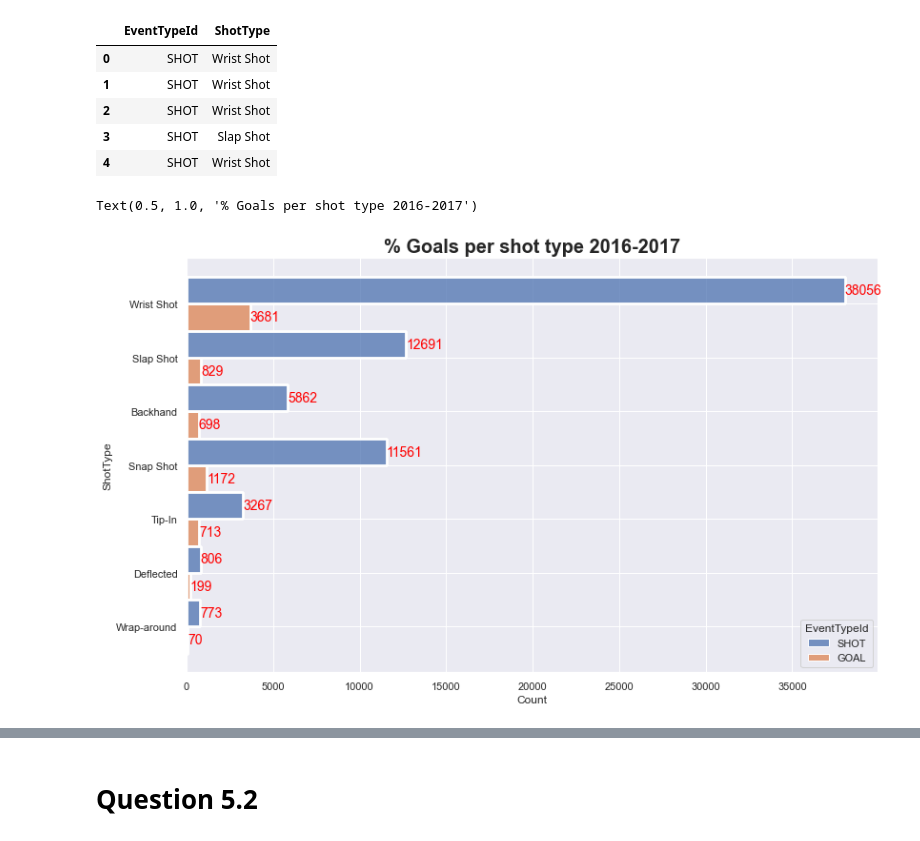
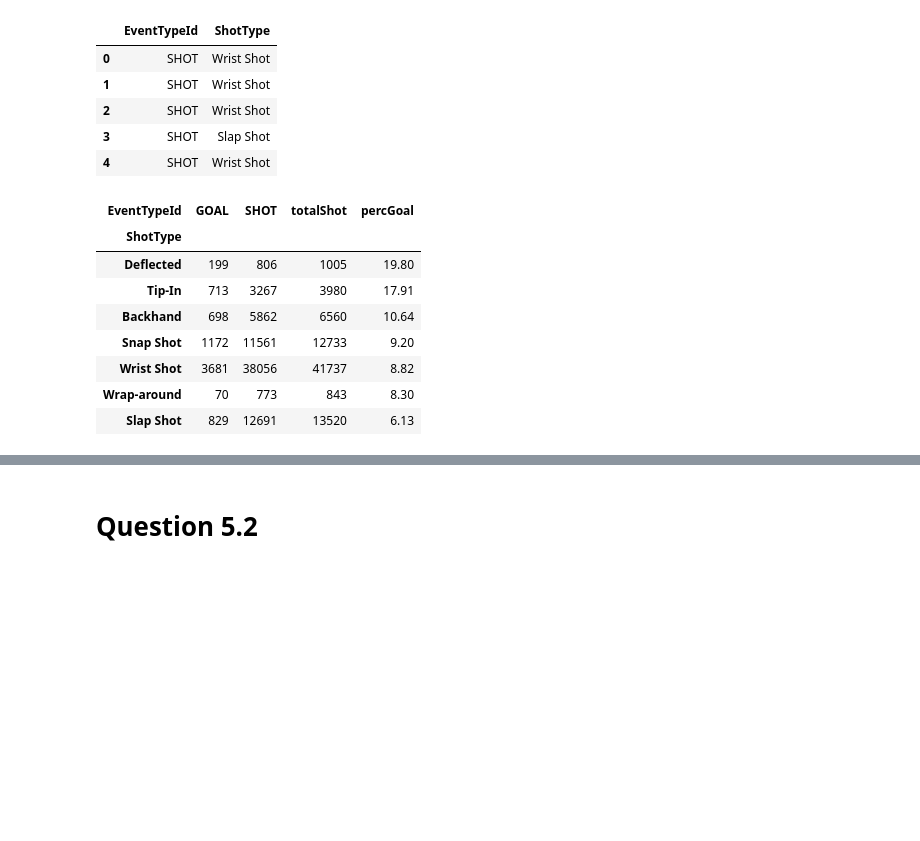
Before and after one commit to ArchambaultP/NHL-Notebooks, a Jupyter notebook: notebooks/simple_visualizations.ipynb, the cells around one changed output, grey strips where cells are left out. Saved outputs shown, nothing was run; the diff lists cells and outputs as text; code cells hidden in the pictures; blank space fills up the shorter version.

```diff
--- a/notebooks/simple_visualizations.ipynb
+++ b/notebooks/simple_visualizations.ipynb
@@ -44,22 +44,19 @@ df1_2016.head()
 | 2 | SHOT | Wrist Shot |
 | 3 | SHOT | Slap Shot |
 | 4 | SHOT | Wrist Shot |
-# %%
-sns.set(rc={'figure.figsize':(13,8)})
-
-hue_order = ['SHOT', 'GOAL']
-ax = sns.histplot(data=df1_2016, y="ShotType", hue="EventTypeId", hue_order=hue_order, multiple="dodge")
-
-for p in ax.patches:
-    ax.text(p.get_width(),
-            p.get_y() + p.get_height()/2.,
-            p.get_width(),
-            fontsize=14,
-            color='red',
-            ha='left',
-            va='center')
-
-ax.set_title("% Goals per shot type 2016-2017", fontdict= { 'fontsize': 20, 'fontweight':'bold'})
-# %% [output]
-Text(0.5, 1.0, '% Goals per shot type 2016-2017')
-[figure, removed]
+# %%
+df1_2016_p = df1_2016.groupby(['ShotType', 'EventTypeId'])[['ShotType', 'EventTypeId']].size().unstack().fillna(0)
+df1_2016_p['totalShot']=df1_2016_p['SHOT']+df1_2016_p['GOAL']
+df1_2016_p['percGoal']=(df1_2016_p['GOAL']/df1_2016_p['totalShot']*100).round(2)
+df1_2016_p = df1_2016_p.sort_values('percGoal', ascending=False)
+df1_2016_p
+# %% [output]
+| EventTypeId | GOAL | SHOT | totalShot | percGoal |
+| ShotType |  |  |  |  |
+| Deflected | 199 | 806 | 1005 | 19.80 |
+| Tip-In | 713 | 3267 | 3980 | 17.91 |
+| Backhand | 698 | 5862 | 6560 | 10.64 |
+| Snap Shot | 1172 | 11561 | 12733 | 9.20 |
+| Wrist Shot | 3681 | 38056 | 41737 | 8.82 |
+| Wrap-around | 70 | 773 | 843 | 8.30 |
+| Slap Shot | 829 | 12691 | 13520 | 6.13 |
```
Also changed, not shown: parts of 5 cells of this notebook.
